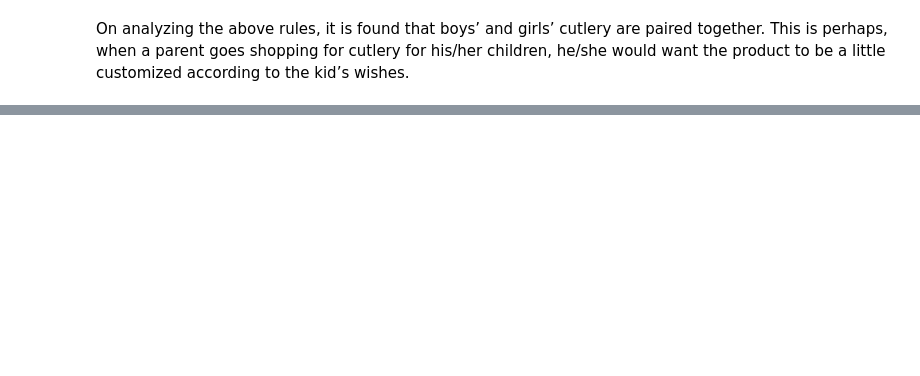
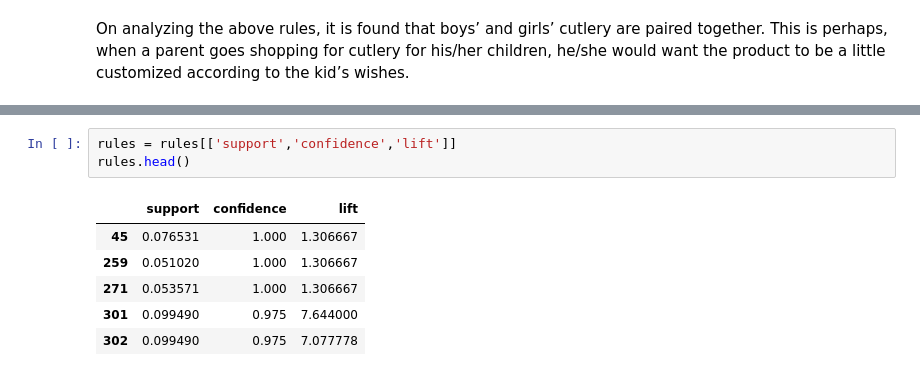
Before and after one commit to RabinPhaiju/Machine-Learning, a Jupyter notebook: Un-supervised Learning/Association/Association_retail.ipynb, the cells around one changed output, grey strips where cells are left out. Cells and saved outputs as stored; diff of their text form; blank space fills up the shorter version.

Commit message:
assoiciation supp,conf,lift check

```diff
--- a/Un-supervised Learning/Association/Association_retail.ipynb
+++ b/Un-supervised Learning/Association/Association_retail.ipynb
@@ -274,0 +275,10 @@ rules.head()
+# %%
+rules = rules[['support','confidence','lift']]
+rules.head()
+# %% [output]
+|  | support | confidence | lift |
+| 45 | 0.076531 | 1.000 | 1.306667 |
+| 259 | 0.051020 | 1.000 | 1.306667 |
+| 271 | 0.053571 | 1.000 | 1.306667 |
+| 301 | 0.099490 | 0.975 | 7.644000 |
+| 302 | 0.099490 | 0.975 | 7.077778 |
```
Also changed, not shown: parts of 2 cells of this notebook.
